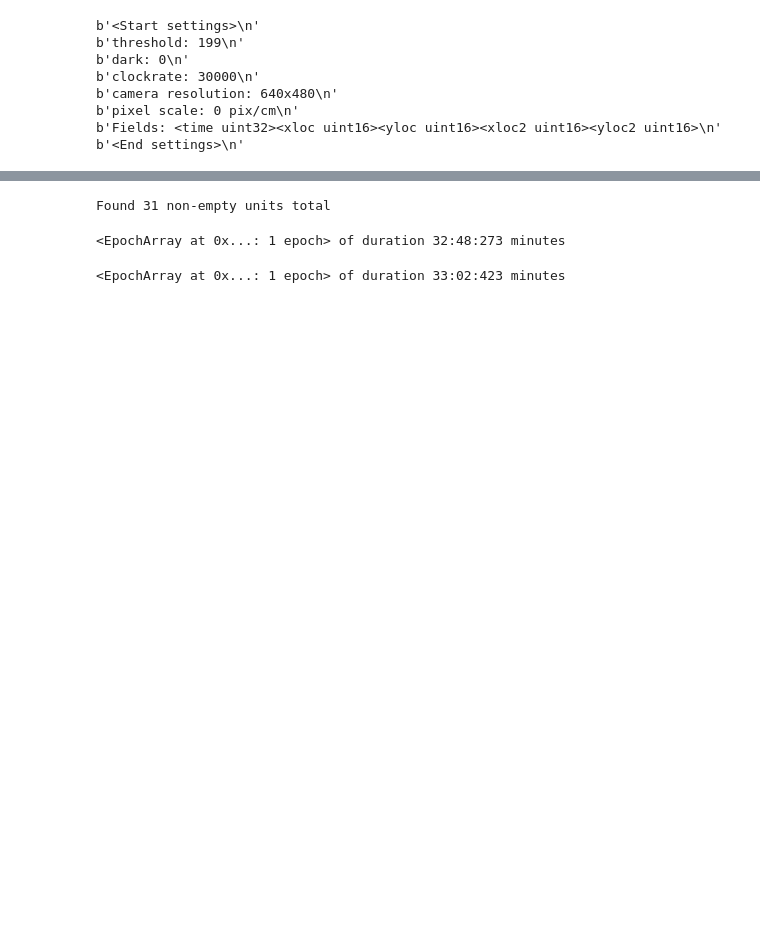
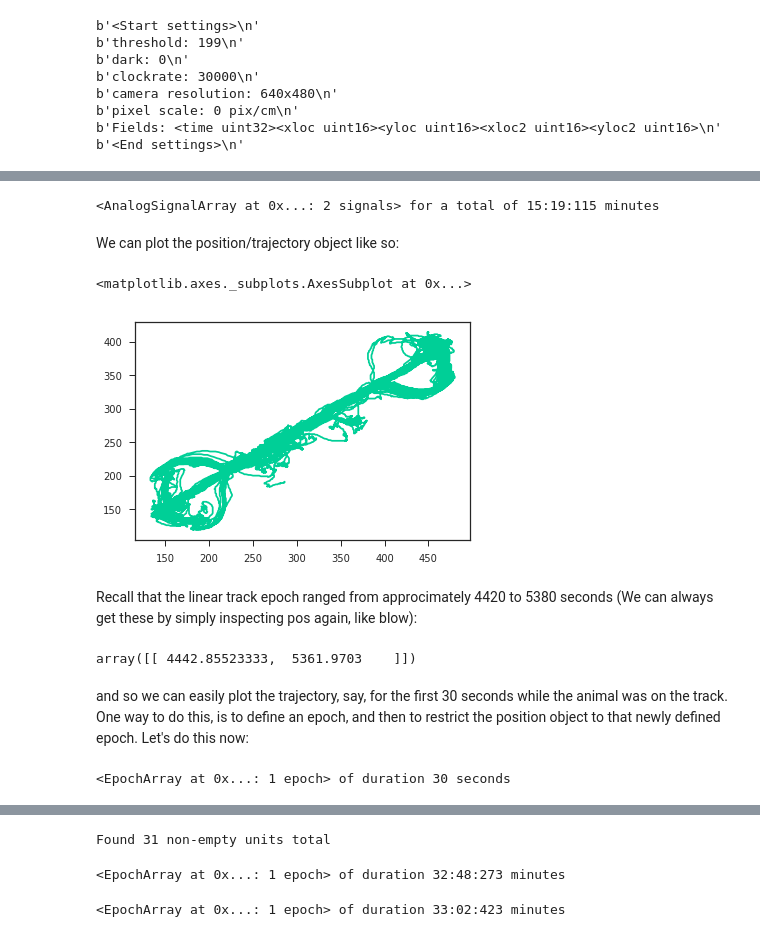
Before and after one commit to nelpy/example-analyses, a Jupyter notebook: LinearTrackDemo.ipynb, the cells around one changed output, grey strips where cells are left out. Saved outputs shown, nothing was run; the diff lists cells and outputs as text; code cells hidden in the pictures; blank space fills up the shorter version.

```diff
--- a/LinearTrackDemo.ipynb
+++ b/LinearTrackDemo.ipynb
@@ -115,9 +150,16 @@ y2 = []
 ii = 0
 with open(filename_pos, 'rb') as fileobj:
     instr = fileobj.readline()
+
+    n_max_header_lines = 50
+    hh = 0
+    # consume all header lines
     while (instr != b'<End settings>\n') :
-        print(instr)
+        hh +=1
         instr = fileobj.readline()
+        if hh > n_max_header_lines:
+            print('End of header not found! Aborting...')
+            break
     for packet in iter(lambda: fileobj.read(12), ''):
         if packet:
             ts_ = struct.unpack('<L', packet[0:4])[0]
@@ -148,14 +188,17 @@ b'Fields: <time uint32><xloc uint16><yloc uint16><xloc2 uint16><yloc2 uint16>\n'
 # %%
 # we estimate large periods of inactivity as periods where the animal's estimated position did not move for at least 10 seconds
 minLength = 600 # 10 seconds @ 60 fps
-bounds, _, _ = nel.utils.get_events_boundaries(np.gradient(x1), PrimaryThreshold=0, SecondaryThreshold=0, mode='below', minLength=minLength, ds=1)
+bounds, _, _ = nel.utils.get_events_boundaries(np.gradient(x1),
+                                               PrimaryThreshold=0,
+                                               SecondaryThreshold=0,
+                                               mode='below',
+                                               minLength=minLength,
+                                               ds=1
+                                              )
 
+# bounds are now in sample numbers, so we convert them to time using timestamps
 FS = 30000
 bounds_ts = np.zeros(bounds.shape)
 for row in range(len(bounds)):
     for col in range(2):
         bounds_ts[row,col] = timestamps[bounds[row,col]]
-
-rest = nel.EpochArray(bounds_ts/FS, domain=nel.EpochArray((timestamps[0]/FS, timestamps[-1]/FS)))
-session_epochs = (rest.expand(20)+~rest)
-session_epochs._sort()
@@ -161,0 +211,5 @@ session_epochs._sort()
+# %%
+sleep_box = nel.EpochArray(bounds_ts/FS, domain=nel.EpochArray((timestamps[0]/FS, timestamps[-1]/FS)))
+session_epochs = (sleep_box + ~sleep_box) # the entire session includes when the animal was in its sleep box,
+                                # and when it was not(~) in its sleep box
+session_epochs._sort()
@@ -256,0 +269,26 @@ ax = npl.plot(pos1d.smooth(sigma=0.5))
+# %%
+pos = nel.AnalogSignalArray(np.vstack((x1, y1)), timestamps=np.array(timestamps)/FS, support=(~sleep_box).shrink(20), fs=60)
+# %%
+pos # inspect pos object to see if everything looks good
+# %% [output]
+<AnalogSignalArray at 0x...: 2 signals> for a total of 15:19:115 minutes
+# %% [markdown]
+We can plot the position/trajectory object like so:
+# %%
+npl.plot2d(pos) # plot the entire trajectory
+# %% [output]
+<matplotlib.axes._subplots.AxesSubplot at 0x...>
+[figure, added]
+# %% [markdown]
+Recall that the linear track epoch ranged from approcimately 4420 to 5380 seconds (We can always get these by simply inspecting pos again, like blow):
+# %%
+pos.support.time # print the time boundaries on which pos is deifned
+# %% [output]
+array([[ 4442.85523333,  5361.9703    ]])
+# %% [markdown]
+and so we can easily plot the trajectory, say, for the first 30 seconds while the animal was on the track. One way to do this, is to define an epoch, and then to restrict the position object to that newly defined epoch. Let's do this now:
+# %%
+ep = nel.EpochArray([4442, 4472])
+ep
+# %% [output]
+<EpochArray at 0x...: 1 epoch> of duration 30 seconds
```
Also changed, not shown: parts of 72 cells of this notebook.
